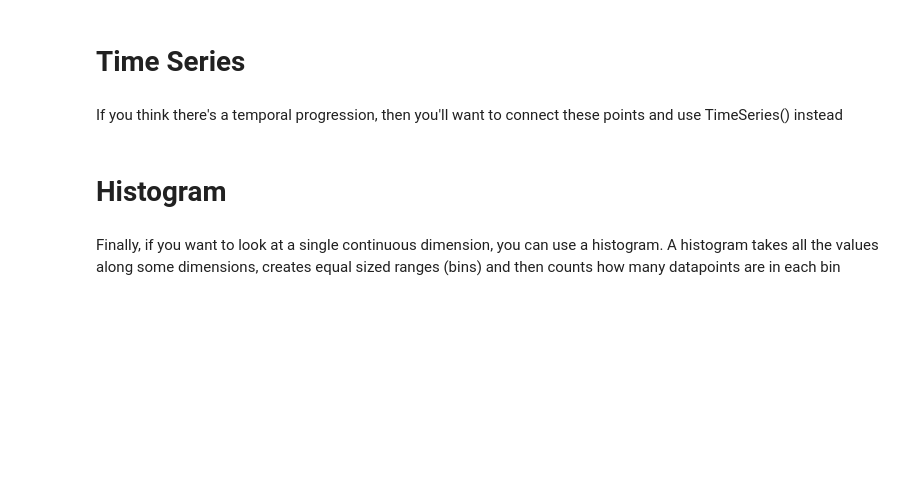
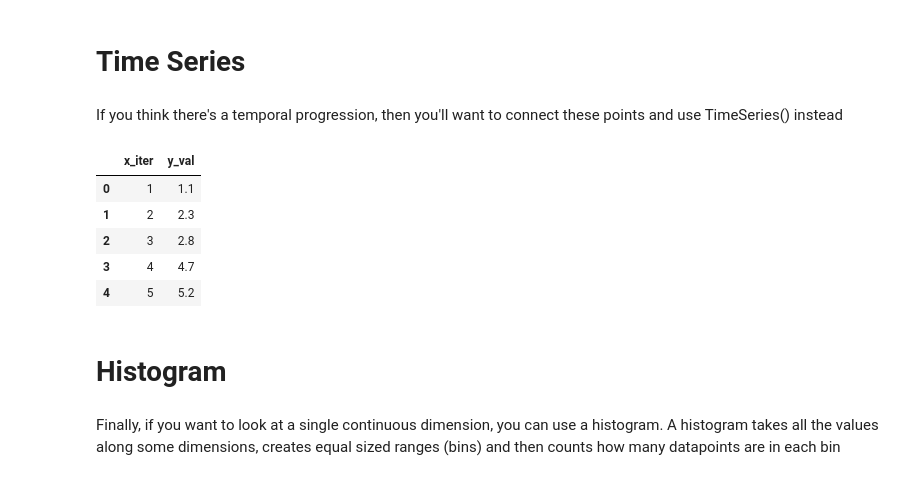
Before and after one commit to timflew/python_lessons, a Jupyter notebook: Lesson 5-Figures.ipynb, the cells around one changed output. Cells and saved outputs as stored; diff of their text form; code cells hidden in the pictures; blank space fills up the shorter version.

```diff
--- a/Lesson 5-Figures.ipynb
+++ b/Lesson 5-Figures.ipynb
@@ -108,6 +144,16 @@ show(plot)
 # Time Series
 # %% [markdown]
 If you think there's a temporal progression, then you'll want to connect these points and use TimeSeries() instead
+# %%
+ts_df=pd.DataFrame({'x_iter':[1,2,3,4,5],'y_val':[1.1,2.3,2.8,4.7,5.2]})
+ts_df.head()
+# %% [output]
+|  | x_iter | y_val |
+| 0 | 1 | 1.1 |
+| 1 | 2 | 2.3 |
+| 2 | 3 | 2.8 |
+| 3 | 4 | 4.7 |
+| 4 | 5 | 5.2 |
 # %%
 ts_df=pd.DataFrame({'x_iter':[1,2,3,4,5],'y_val':[1.1,2.3,2.8,4.7,5.2]})
 plot=TimeSeries(data=ts_df,x='x_iter',y='y_val')
```
Also changed, not shown: parts of 12 cells of this notebook, 13 other files.
